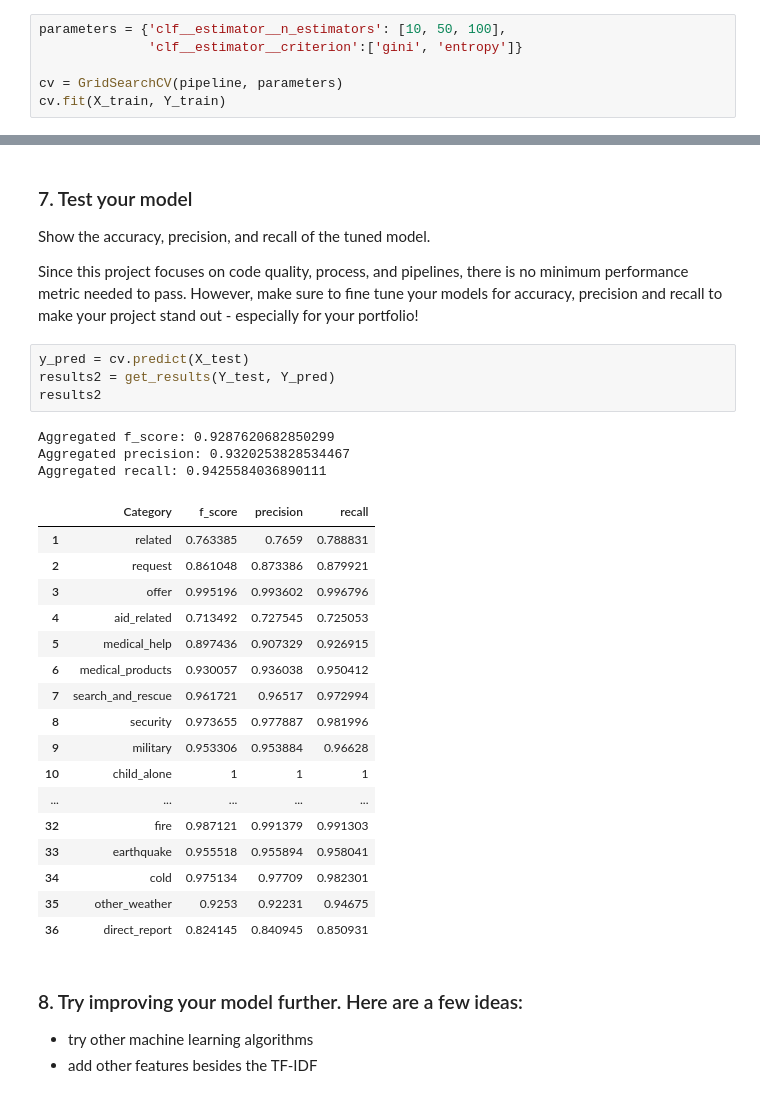
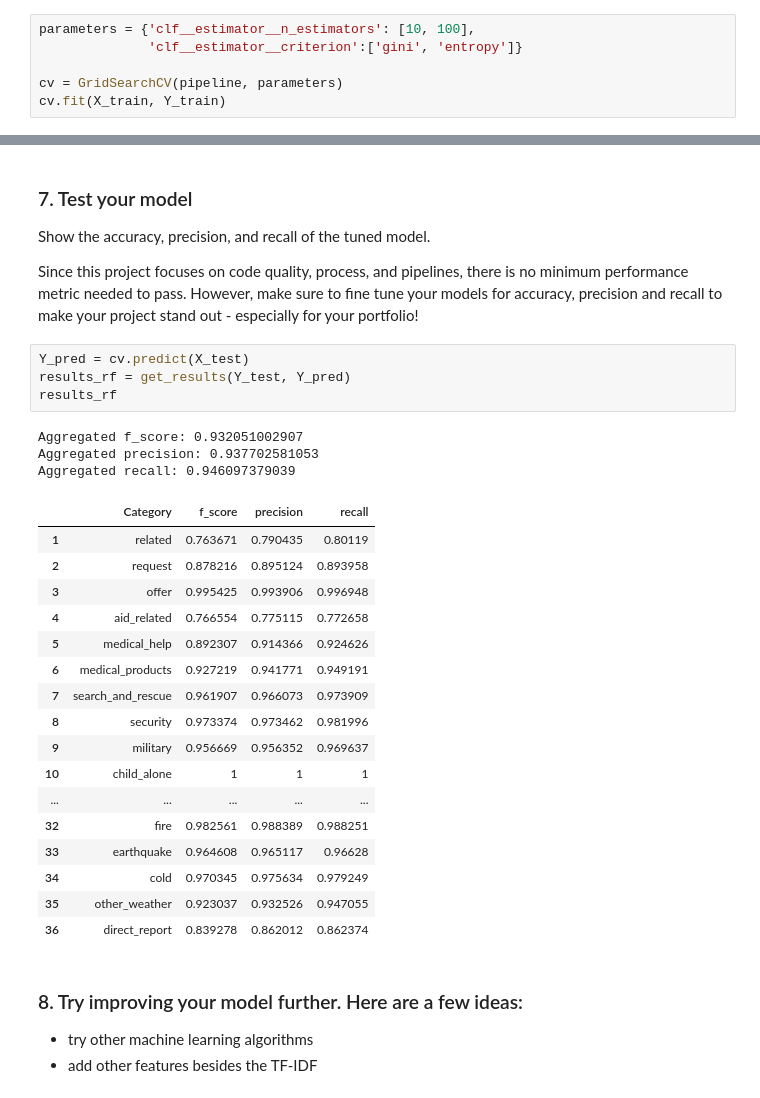
Before and after one commit to dragon7-fc/DSND-Disaster-Response-Pipelines, a Jupyter notebook: notebook/ML Pipeline Preparation.ipynb, the cells around one changed output, grey strips where cells are left out. Saved outputs shown, nothing was run; the diff lists cells and outputs as text.

```diff
--- a/notebook/ML Pipeline Preparation.ipynb
+++ b/notebook/ML Pipeline Preparation.ipynb
@@ -145,5 +156,5 @@ pipeline.get_params()
 # %%
-parameters = {'clf__estimator__n_estimators': [10, 50, 100],
+parameters = {'clf__estimator__n_estimators': [10, 100],
               'clf__estimator__criterion':['gini', 'entropy']}
 
 cv = GridSearchCV(pipeline, parameters)
@@ -172,30 +183,30 @@ Show the accuracy, precision, and recall of the tuned model.
 
 Since this project focuses on code quality, process, and  pipelines, there is no minimum performance metric needed to pass. However, make sure to fine tune your models for accuracy, precision and recall to make your project stand out - especially for your portfolio!
 # %%
-y_pred = cv.predict(X_test)
-results2 = get_results(Y_test, Y_pred)
-results2
+Y_pred = cv.predict(X_test)
+results_rf = get_results(Y_test, Y_pred)
+results_rf
 # %% [output]
-Aggregated f_score: 0.9287620682850299
-Aggregated precision: 0.9320253828534467
-Aggregated recall: 0.9425584036890111
+Aggregated f_score: 0.932051002907
+Aggregated precision: 0.937702581053
+Aggregated recall: 0.946097379039
 |  | Category | f_score | precision | recall |
-| 1 | related | 0.763385 | 0.7659 | 0.788831 |
-| 2 | request | 0.861048 | 0.873386 | 0.879921 |
-| 3 | offer | 0.995196 | 0.993602 | 0.996796 |
-| 4 | aid_related | 0.713492 | 0.727545 | 0.725053 |
-| 5 | medical_help | 0.897436 | 0.907329 | 0.926915 |
-| 6 | medical_products | 0.930057 | 0.936038 | 0.950412 |
-| 7 | search_and_rescue | 0.961721 | 0.96517 | 0.972994 |
-| 8 | security | 0.973655 | 0.977887 | 0.981996 |
-| 9 | military | 0.953306 | 0.953884 | 0.96628 |
+| 1 | related | 0.763671 | 0.790435 | 0.80119 |
+| 2 | request | 0.878216 | 0.895124 | 0.893958 |
+| 3 | offer | 0.995425 | 0.993906 | 0.996948 |
+| 4 | aid_related | 0.766554 | 0.775115 | 0.772658 |
+| 5 | medical_help | 0.892307 | 0.914366 | 0.924626 |
+| 6 | medical_products | 0.927219 | 0.941771 | 0.949191 |
+| 7 | search_and_rescue | 0.961907 | 0.966073 | 0.973909 |
+| 8 | security | 0.973374 | 0.973462 | 0.981996 |
+| 9 | military | 0.956669 | 0.956352 | 0.969637 |
 | 10 | child_alone | 1 | 1 | 1 |
 | ... | ... | ... | ... | ... |
-| 32 | fire | 0.987121 | 0.991379 | 0.991303 |
-| 33 | earthquake | 0.955518 | 0.955894 | 0.958041 |
-| 34 | cold | 0.975134 | 0.97709 | 0.982301 |
-| 35 | other_weather | 0.9253 | 0.92231 | 0.94675 |
-| 36 | direct_report | 0.824145 | 0.840945 | 0.850931 |
+| 32 | fire | 0.982561 | 0.988389 | 0.988251 |
+| 33 | earthquake | 0.964608 | 0.965117 | 0.96628 |
+| 34 | cold | 0.970345 | 0.975634 | 0.979249 |
+| 35 | other_weather | 0.923037 | 0.932526 | 0.947055 |
+| 36 | direct_report | 0.839278 | 0.862012 | 0.862374 |
 # %% [markdown]
 ### 8. Try improving your model further. Here are a few ideas:
 * try other machine learning algorithms
```
Also changed, not shown: parts of 11 cells of this notebook, 8 other files.
